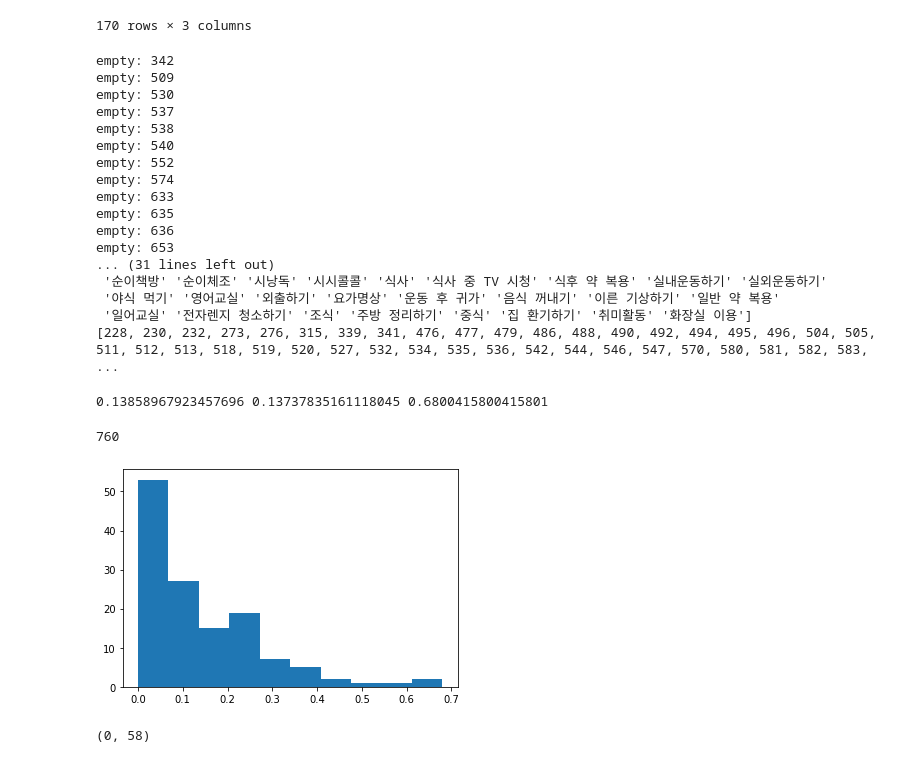
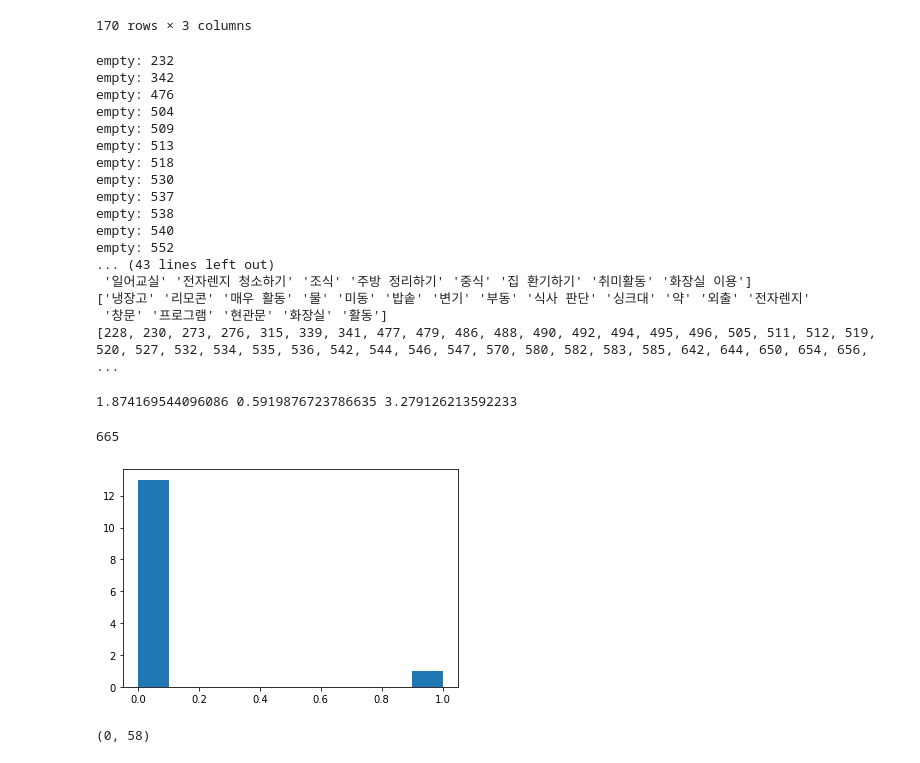
Before and after one commit to Tim3s/PL-teamproject-dataprocessing, a Jupyter notebook: PL_test.ipynb, the cells around one changed output. Cells and saved outputs as stored; diff of their text form; code cells hidden in the pictures.

Commit message:
generate 'active' list

```diff
--- a/PL_test.ipynb
+++ b/PL_test.ipynb
@@ -40,7 +40,8 @@ user_profile_csv
 | 169 | 30079 | F | 51 |
 170 rows × 3 columns
 # %%
-input = []
+active_input = []
+active = np.array([])
 state = np.array([])
 target = []
 valid = []
@@ -51,45 +52,48 @@ for num in user_profile_csv['id']:
         print('not found:', num)
         continue
     try:
-        input.append((len(data[data['Z']=='매우 활동']) + 0.8 * len(data[data['Z']=='활동']) + 0.5 * len(data[data['Z'] == '미동'])) / len(data))
+        tmp = [len(data[data['Z']=='매우 활동']), len(data[data['Z']=='활동']), len(data[data['Z'] == '미동']), len(data[data['Z']=='부동'])]
+        active_input.append((sum([tmp[i] * (4 - i) for i in range(4)]) / sum(tmp)))
     except:
         print('empty:', num)
         continue
     state = np.unique(np.concatenate((np.unique(data['State']), state)))
+    active = np.unique(np.concatenate((active, data['Z'].dropna())))
     valid.append(num)
-print(np.mean(input))
 state.sort()
 print(state)
+active.sort()
+print(active)
 print(valid)
 # %% [output]
+empty: 232
 empty: 342
+empty: 476
+empty: 504
 empty: 509
+empty: 513
+empty: 518
 empty: 530
 empty: 537
 empty: 538
 empty: 540
 empty: 552
-empty: 574
-empty: 633
-empty: 635
-empty: 636
-empty: 653
-... (31 lines left out)
- '순이책방' '순이체조' '시낭독' '시시콜콜' '식사' '식사 중 TV 시청' '식후 약 복용' '실내운동하기' '실외운동하기'
- '야식 먹기' '영어교실' '외출하기' '요가명상' '운동 후 귀가' '음식 꺼내기' '이른 기상하기' '일반 약 복용'
+... (43 lines left out)
  '일어교실' '전자렌지 청소하기' '조식' '주방 정리하기' '중식' '집 환기하기' '취미활동' '화장실 이용']
-[228, 230, 232, 273, 276, 315, 339, 341, 476, 477, 479, 486, 488, 490, 492, 494, 495, 496, 504, 505, 511, 512, 513, 518, 519, 520, 527, 532, 534, 535, 536, 542, 544, 546, 547, 570, 580, 581, 582, 583, ...
+['냉장고' '리모콘' '매우 활동' '물' '미동' '밥솥' '변기' '부동' '식사 판단' '싱크대' '약' '외출' '전자렌지'
+ '창문' '프로그램' '현관문' '화장실' '활동']
+[228, 230, 273, 276, 315, 339, 341, 477, 479, 486, 488, 490, 492, 494, 495, 496, 505, 511, 512, 519, 520, 527, 532, 534, 535, 536, 542, 544, 546, 547, 570, 580, 582, 583, 585, 642, 644, 650, 654, 656, ...
 # %%
-print(np.mean(input), np.std(input), np.max(input))
+print(np.mean(active_input), np.std(active_input), np.max(active_input))
 # %% [output]
-0.13858967923457696 0.13737835161118045 0.6800415800415801
+1.874169544096086 0.5919876723786635 3.279126213592233
 # %%
-print(valid[np.argmax(input)])
+print(valid[np.argmax(active_input)])
 # %% [output]
-760
+665
 # %%
-plt.hist(input)
+plt.hist(active_input)
 plt.show()
 # %% [output]
-[figure, old version]
+[figure, new version]
 # %%
```
Also changed, not shown: parts of 2 cells of this notebook.
